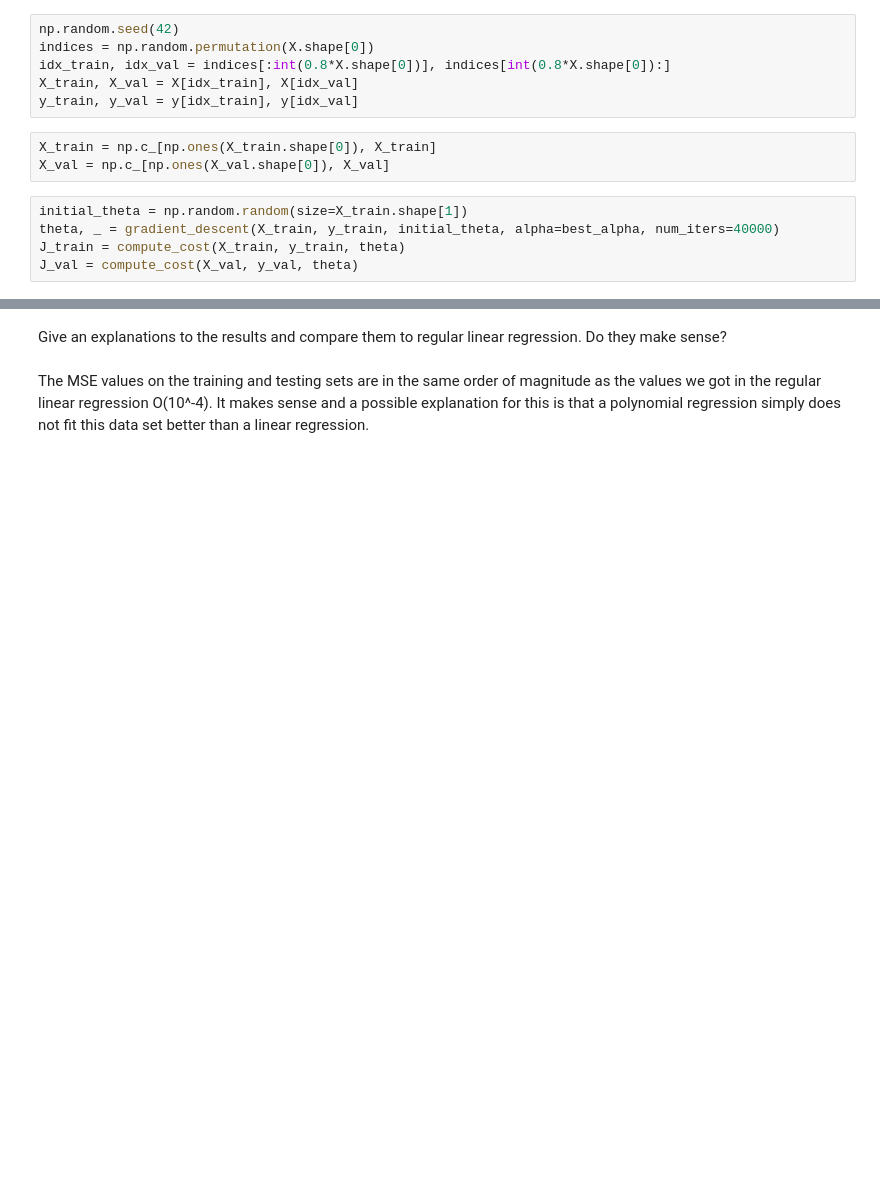
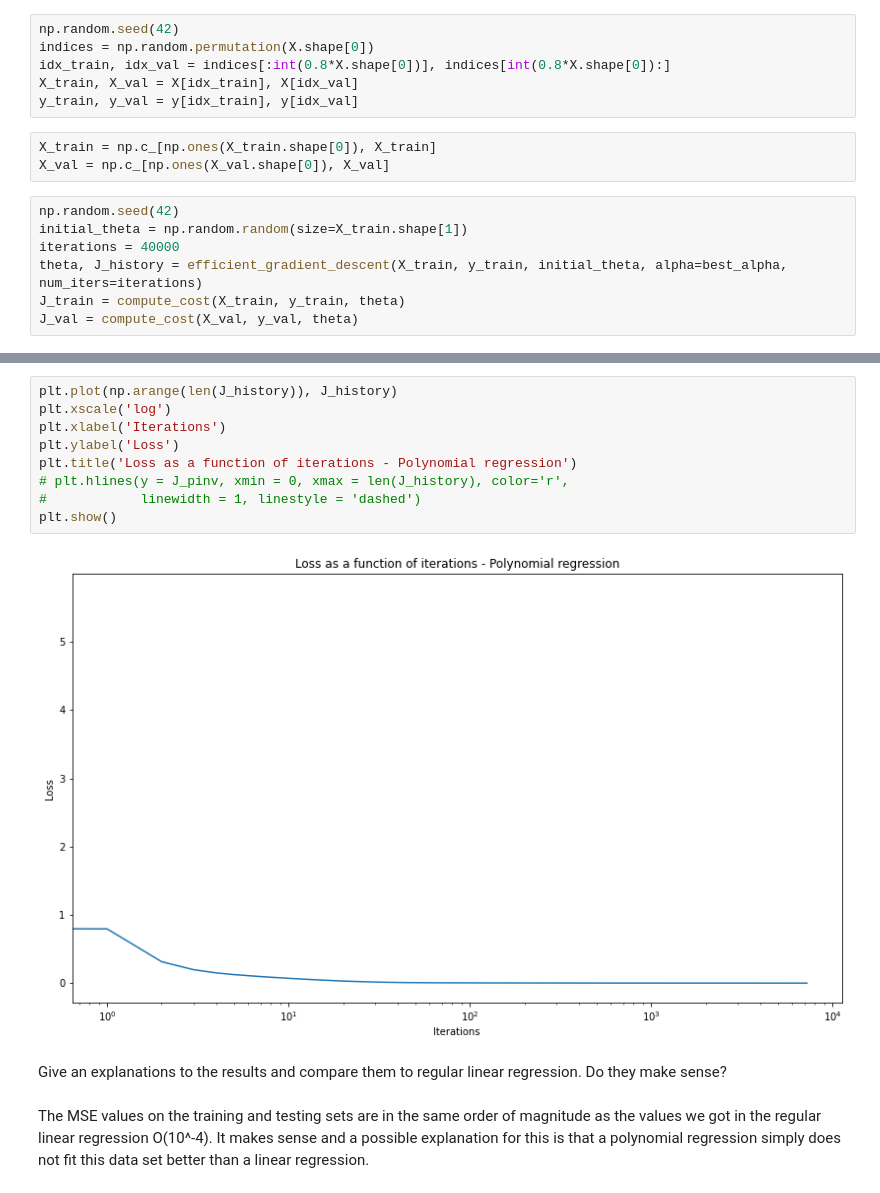
Before and after one commit to BDR2939/ML-from-Data, a Jupyter notebook: HW1/hw1.ipynb, the cells around one changed output, grey strips where cells are left out. Saved outputs shown, nothing was run; the diff lists cells and outputs as text; blank space fills up the shorter version.

```diff
--- a/HW1/hw1.ipynb
+++ b/HW1/hw1.ipynb
@@ -560,8 +560,10 @@ y_train, y_val = y[idx_train], y[idx_val]
 X_train = np.c_[np.ones(X_train.shape[0]), X_train]
 X_val = np.c_[np.ones(X_val.shape[0]), X_val]
 # %%
+np.random.seed(42)
 initial_theta = np.random.random(size=X_train.shape[1])
-theta, _ = gradient_descent(X_train, y_train, initial_theta, alpha=best_alpha, num_iters=40000)
+iterations = 40000
+theta, J_history = efficient_gradient_descent(X_train, y_train, initial_theta, alpha=best_alpha, num_iters=iterations)
 J_train = compute_cost(X_train, y_train, theta)
 J_val = compute_cost(X_val, y_val, theta)
 # %%
@@ -573,3 +599,14 @@ MSE on validation set: 0.0007001611130614043
+# %%
+plt.plot(np.arange(len(J_history)), J_history)
+plt.xscale('log')
+plt.xlabel('Iterations')
+plt.ylabel('Loss')
+plt.title('Loss as a function of iterations - Polynomial regression')
+# plt.hlines(y = J_pinv, xmin = 0, xmax = len(J_history), color='r',
+#            linewidth = 1, linestyle = 'dashed')
+plt.show()
+# %% [output]
+[figure, added]
 # %% [markdown]
 Give an explanations to the results and compare them to regular linear regression. Do they make sense?
 # %% [markdown]
```
Also changed, not shown: parts of 5 cells of this notebook.
